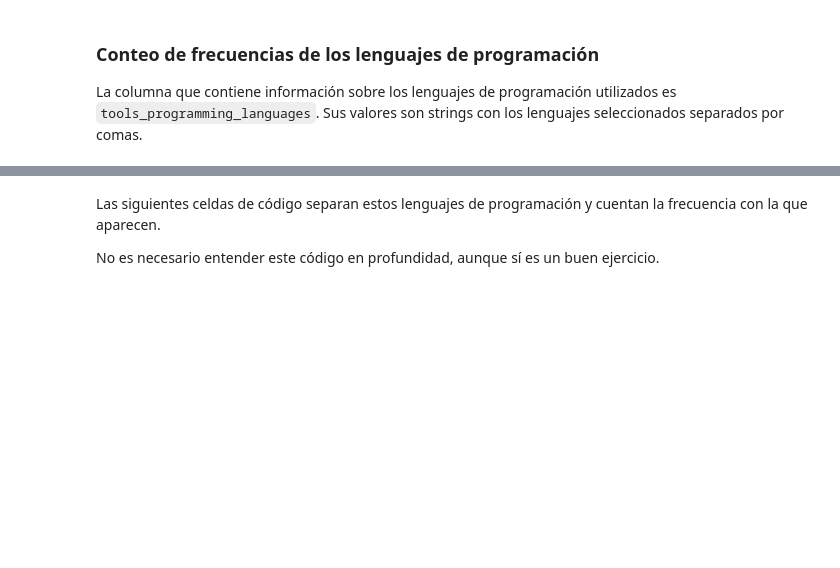
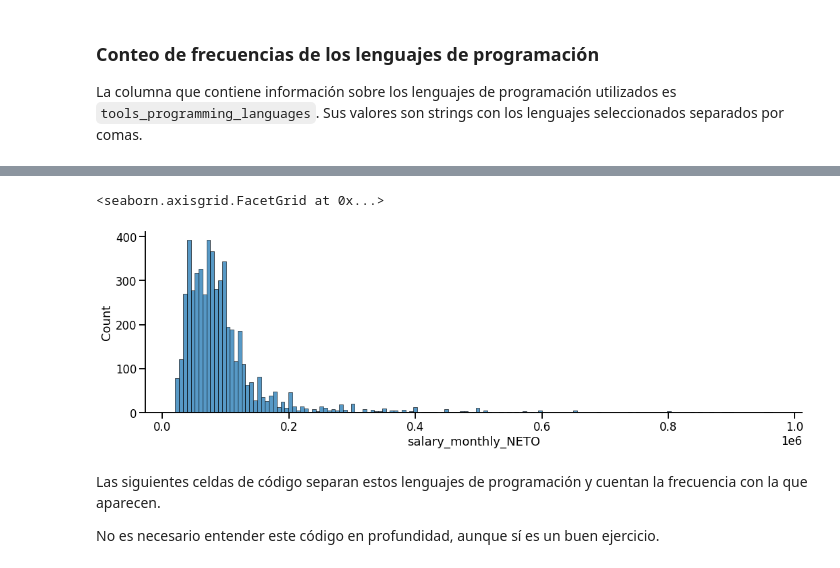
Before and after one commit to fflormolina99/Entrega1-AYVD-DiploDatos, a Jupyter notebook: main.ipynb, the cells around one changed output, grey strips where cells are left out. Drawn from its saved outputs; the diff is of its cells as text; code cells hidden in the pictures; blank space fills up the shorter version.

```diff
--- a/main.ipynb
+++ b/main.ipynb
@@ -62,3 +71,14 @@ Name: tools_programming_languages, dtype: object
+# %%
+filter = df[df['salary_monthly_NETO'] > 20000]
+filter = filter[filter['salary_monthly_NETO'] < 1000000]
+filter = filter[filter['tools_programming_languages'] != 'Ninguno']
+len(filter)
+
+seaborn.displot(filter.salary_monthly_NETO.dropna(),
+                 stat='count', aspect=3)
+# %% [output]
+<seaborn.axisgrid.FacetGrid at 0x...>
+[figure, added]
 # %% [markdown]
 Las siguientes celdas de código separan estos lenguajes de programación y cuentan la frecuencia con la que aparecen.
 
```
Also changed, not shown: parts of 9 cells of this notebook.
